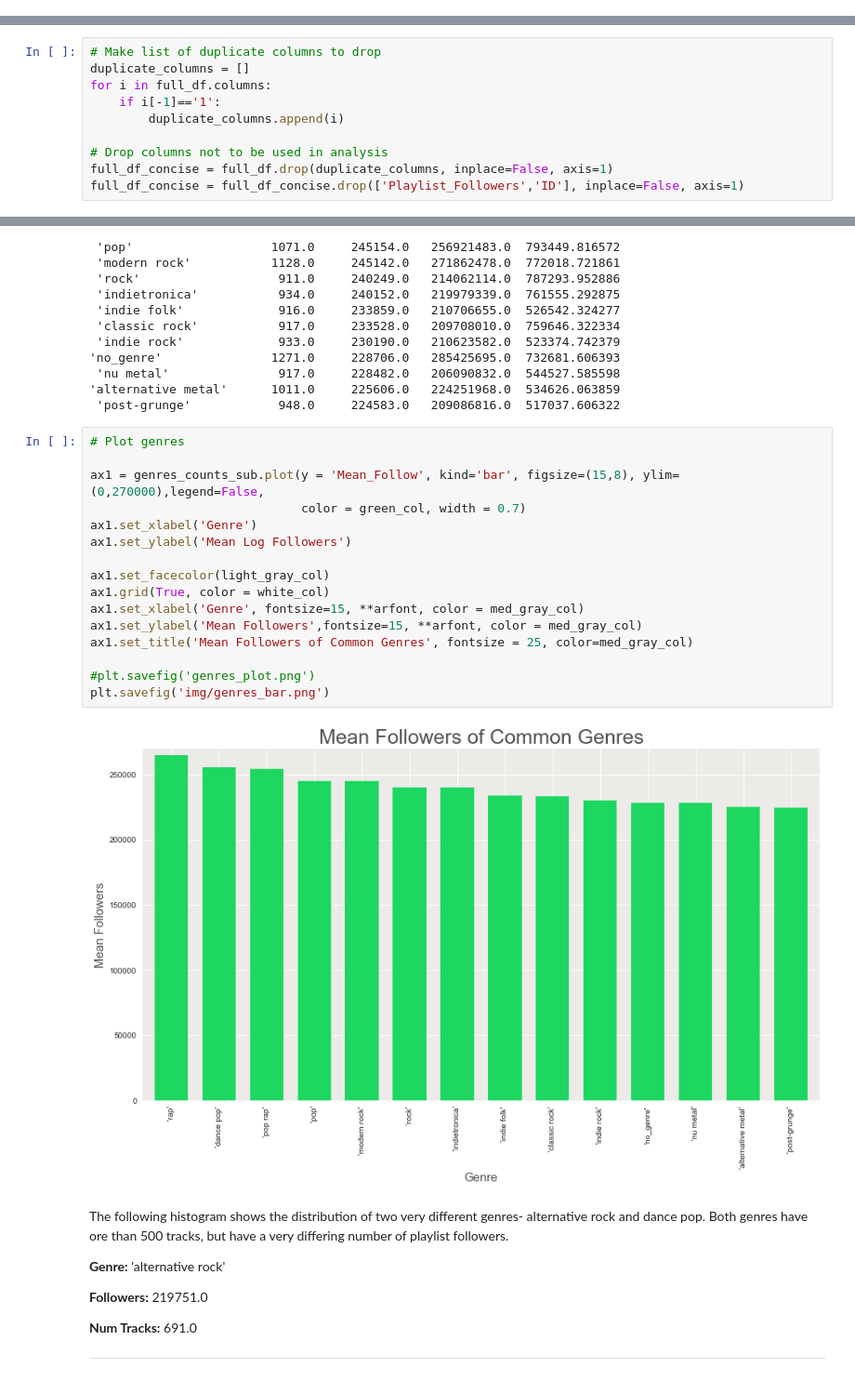
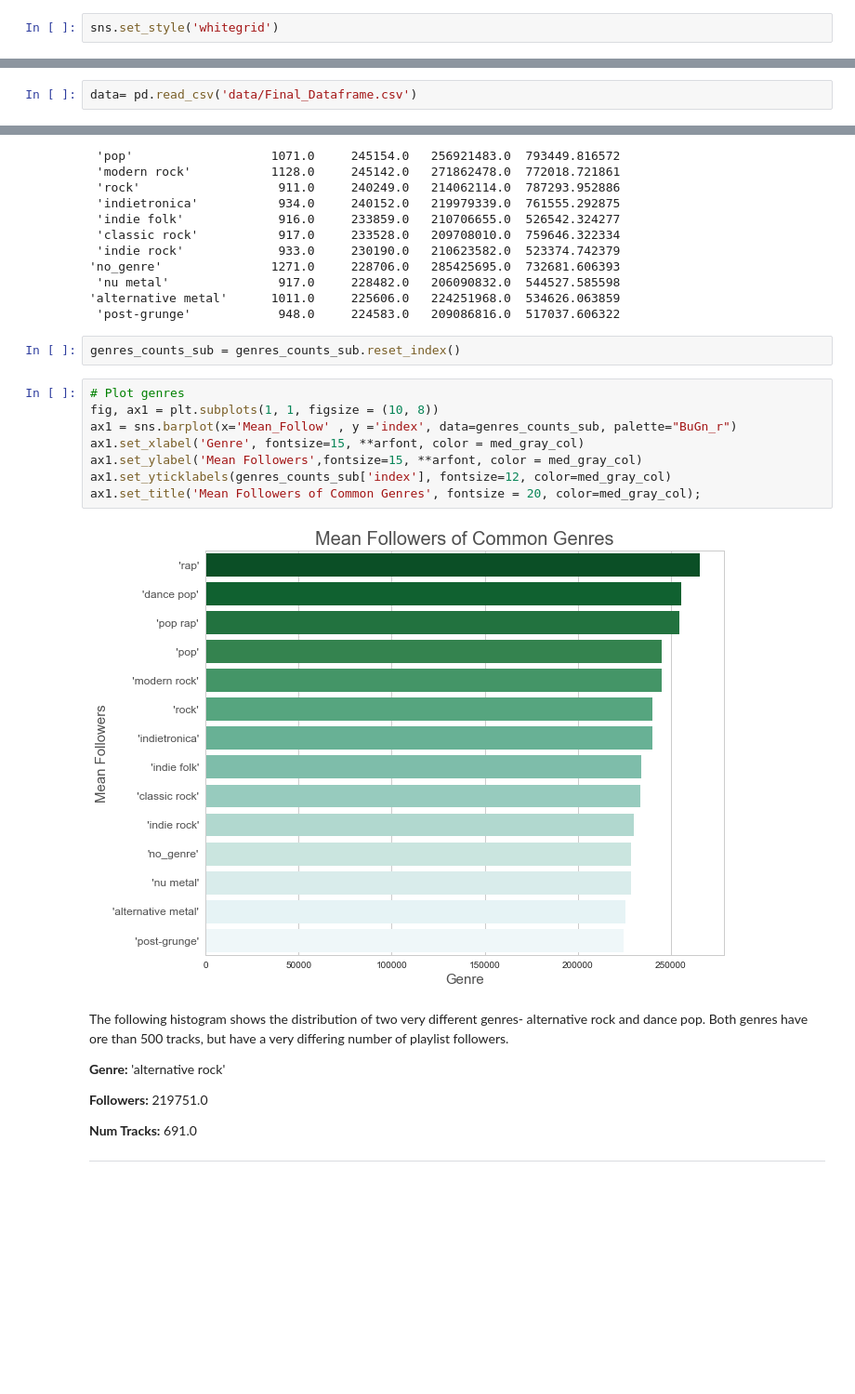
Before and after one commit to toledy/spotify, a Jupyter notebook: notebooks/eda.ipynb, the cells around one changed output, grey strips where cells are left out. Shown at 93% size. Cells and saved outputs as stored; diff of their text form; blank space fills up the shorter version.

```diff
--- a/notebooks/eda.ipynb
+++ b/notebooks/eda.ipynb
@@ -31,6 +31,8 @@ arfont = {'fontname': 'Arial'}
 ofont = {'fontname': 'Osaka'}
 sfont = {'fontname': 'STHeiti'}
 hirafont = {'fontname': 'Hiragino Kaku Gothic ProN'}
+# %%
+sns.set_style('whitegrid')
 # %% [markdown]
 ## Predictor Variables
 # %% [markdown]
@@ -63,10 +39,0 @@ The specific columns that were discarded from the get-go include: duplicate colu
-# %%
-# Make list of duplicate columns to drop
-duplicate_columns = []
-for i in full_df.columns:
-    if i[-1]=='1':
-        duplicate_columns.append(i)
-
-# Drop columns not to be used in analysis
-full_df_concise = full_df.drop(duplicate_columns, inplace=False, axis=1)
-full_df_concise = full_df_concise.drop(['Playlist_Followers','ID'], inplace=False, axis=1)
@@ -75 +40,3 @@ The following function was used to split the data into a training set and a test
+# %%
+data= pd.read_csv('data/Final_Dataframe.csv')
 # %%
@@ -294,24 +385,18 @@ Counts for Significant Genres:
  'nu metal'               917.0     228482.0   206090832.0  544527.585598
 'alternative metal'      1011.0     225606.0   224251968.0  534626.063859
  'post-grunge'            948.0     224583.0   209086816.0  517037.606322
+# %%
+genres_counts_sub = genres_counts_sub.reset_index()
 # %%
 # Plot genres
-
-ax1 = genres_counts_sub.plot(y = 'Mean_Follow', kind='bar', figsize=(15,8), ylim=(0,270000),legend=False,
-                             color = green_col, width = 0.7)
-ax1.set_xlabel('Genre')
-ax1.set_ylabel('Mean Log Followers')
-
-ax1.set_facecolor(light_gray_col)
-ax1.grid(True, color = white_col)
+fig, ax1 = plt.subplots(1, 1, figsize = (10, 8))
+ax1 = sns.barplot(x='Mean_Follow' , y ='index', data=genres_counts_sub, palette="BuGn_r")
 ax1.set_xlabel('Genre', fontsize=15, **arfont, color = med_gray_col)
 ax1.set_ylabel('Mean Followers',fontsize=15, **arfont, color = med_gray_col)
-ax1.set_title('Mean Followers of Common Genres', fontsize = 25, color=med_gray_col)
-
-#plt.savefig('genres_plot.png')
-plt.savefig('img/genres_bar.png')
+ax1.set_yticklabels(genres_counts_sub['index'], fontsize=12, color=med_gray_col)
+ax1.set_title('Mean Followers of Common Genres', fontsize = 20, color=med_gray_col);
 # %% [output]
-[figure, old version]
+[figure, new version]
 # %% [markdown]
 The following histogram shows the distribution of two very different genres- alternative rock and dance pop.
 Both genres have ore than 500 tracks, but have a very differing number of playlist followers.
```
Also changed, not shown: parts of 36 cells of this notebook, 18 other files.
